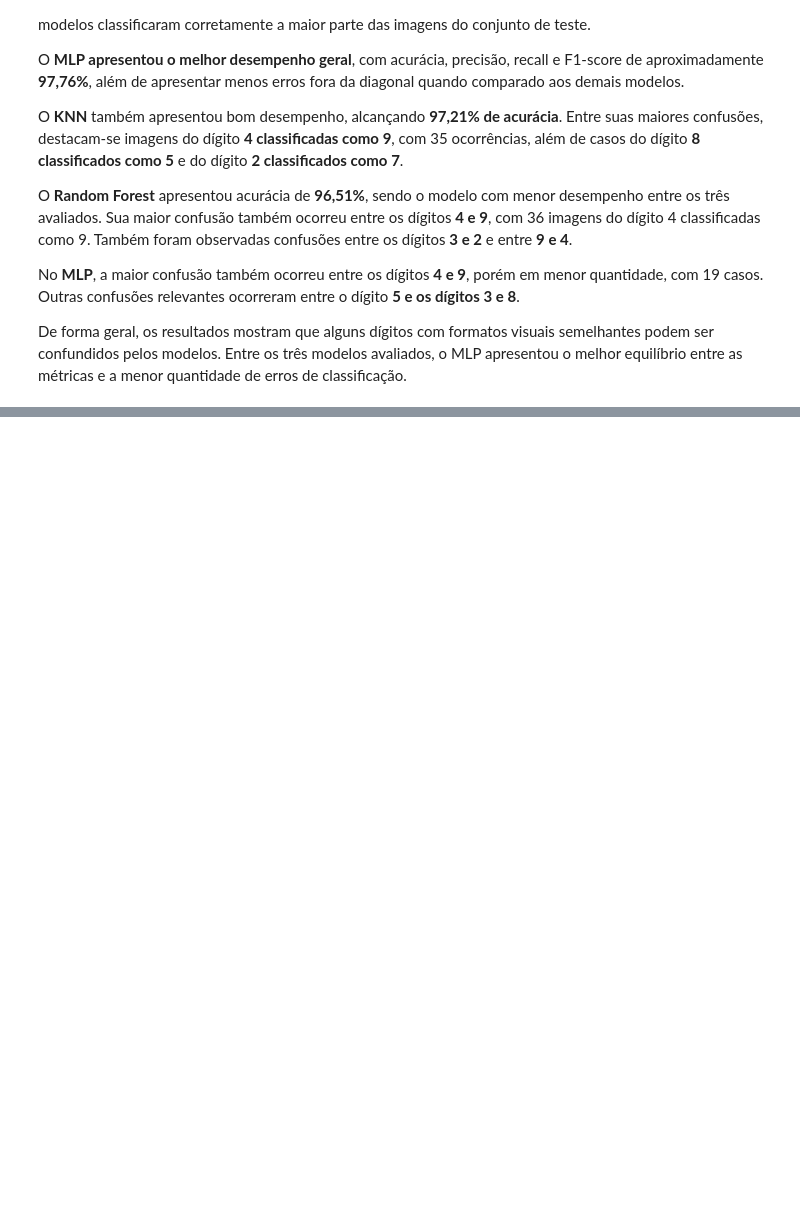
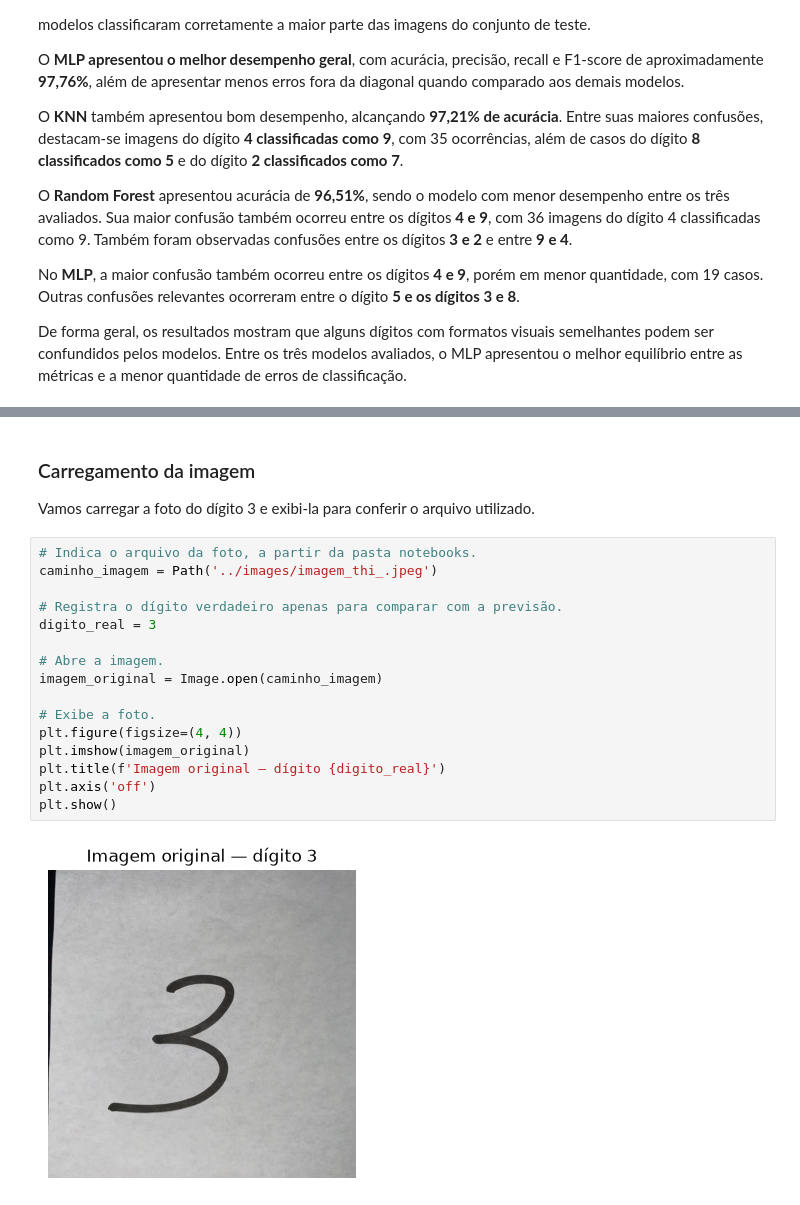
Before and after one commit to ThiOliver/projeto-mnist, a Jupyter notebook: notebooks/01_eda_mnist.ipynb, the cells around one changed output, grey strips where cells are left out. Cells and saved outputs as stored; diff of their text form; blank space fills up the shorter version.

```diff
--- a/notebooks/01_eda_mnist.ipynb
+++ b/notebooks/01_eda_mnist.ipynb
@@ -1075,0 +1327,22 @@ Dessa forma, considerando desempenho global, equilíbrio entre as métricas e me
+# %% [markdown]
+### Carregamento da imagem
+
+Vamos carregar a foto do dígito 3 e exibi-la para conferir o arquivo utilizado.
+# %%
+# Indica o arquivo da foto, a partir da pasta notebooks.
+caminho_imagem = Path('../images/imagem_thi_.jpeg')
+
+# Registra o dígito verdadeiro apenas para comparar com a previsão.
+digito_real = 3
+
+# Abre a imagem.
+imagem_original = Image.open(caminho_imagem)
+
+# Exibe a foto.
+plt.figure(figsize=(4, 4))
+plt.imshow(imagem_original)
+plt.title(f'Imagem original — dígito {digito_real}')
+plt.axis('off')
+plt.show()
+# %% [output]
+[figure, added]
```
Also changed, not shown: parts of 36 cells of this notebook, 5 other files.
